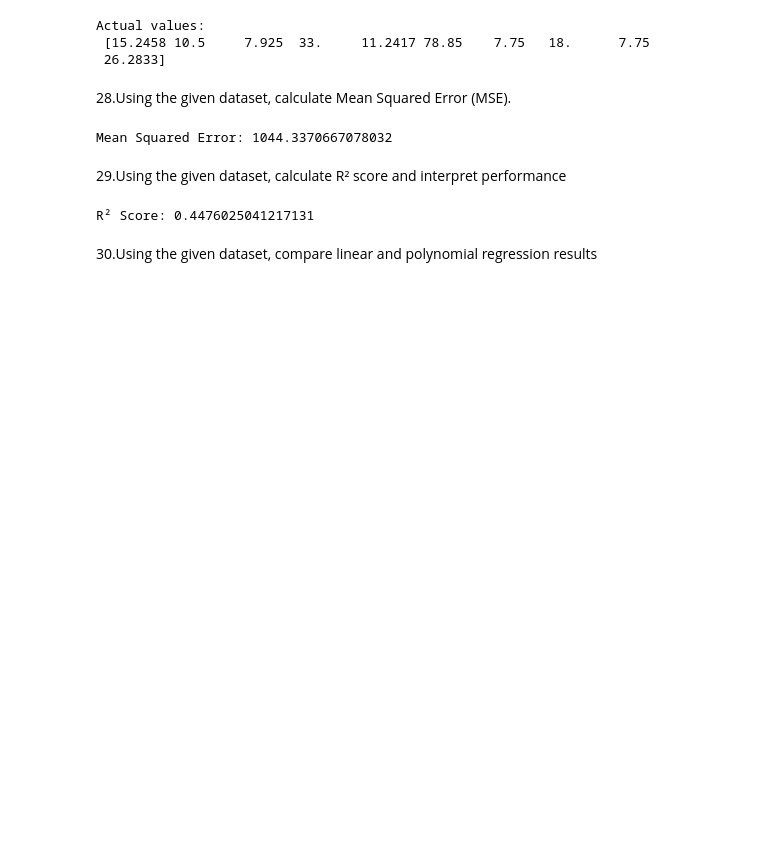
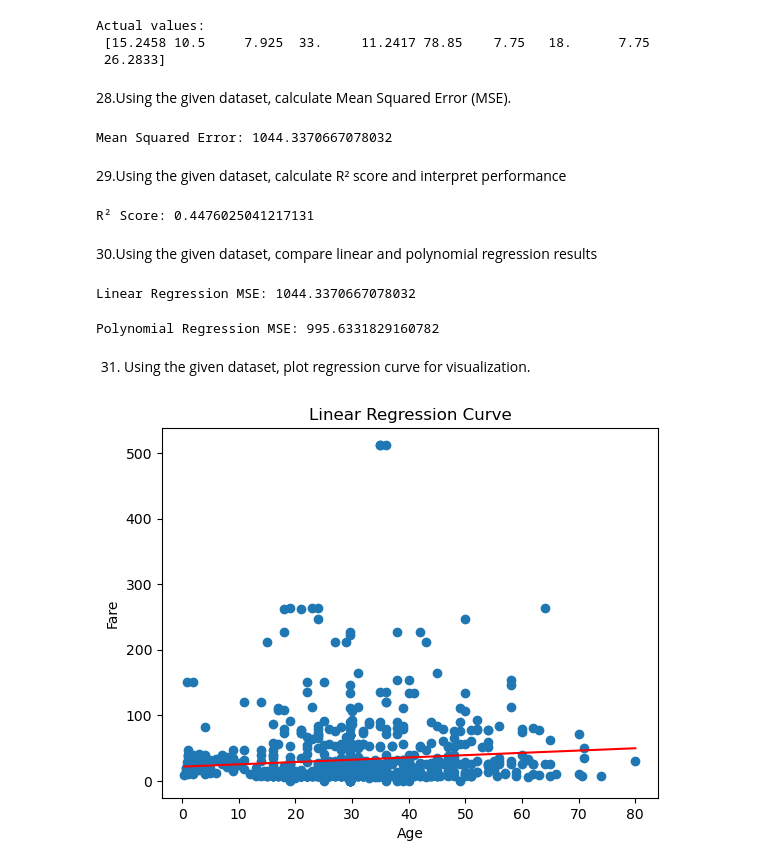
Before and after one commit to aryapatange/mlt_lab_ps, a Jupyter notebook: questions.ipynb, the cells around one changed output. Saved outputs shown, nothing was run; the diff lists cells and outputs as text; code cells hidden in the pictures; blank space fills up the shorter version.

```diff
--- a/questions.ipynb
+++ b/questions.ipynb
@@ -795,3 +795,72 @@ print("R² Score:", r2)
 R² Score: 0.4476025041217131
 # %% [markdown]
 30.Using the given dataset, compare linear and polynomial regression results
+# %%
+# linear regression
+from sklearn.linear_model import LinearRegression
+from sklearn.metrics import mean_squared_error
+
+# Train
+lin_model = LinearRegression()
+lin_model.fit(X_train, y_train)
+
+# Predict
+y_pred_lin = lin_model.predict(X_test)
+
+# MSE
+mse_lin = mean_squared_error(y_test, y_pred_lin)
+print("Linear Regression MSE:", mse_lin)
+# %% [output]
+Linear Regression MSE: 1044.3370667078032
+# %%
+# polynomial regression
+from sklearn.preprocessing import PolynomialFeatures
+
+# Convert to polynomial features (degree=2)
+poly = PolynomialFeatures(degree=2)
+
+X_train_poly = poly.fit_transform(X_train)
+X_test_poly = poly.transform(X_test)
+
+# Train model
+poly_model = LinearRegression()
+poly_model.fit(X_train_poly, y_train)
+
+# Predict
+y_pred_poly = poly_model.predict(X_test_poly)
+
+# MSE
+mse_poly = mean_squared_error(y_test, y_pred_poly)
+print("Polynomial Regression MSE:", mse_poly)
+# %% [output]
+Polynomial Regression MSE: 995.6331829160782
+# %% [markdown]
+31. Using the given dataset, plot regression curve for visualization.
+# %%
+import matplotlib.pyplot as plt
+import numpy as np
+
+# Choose one feature (Age)
+X_plot = X[['Age']]
+y_plot = y
+
+# Train model on single feature
+model_vis = LinearRegression()
+model_vis.fit(X_plot, y_plot)
+
+# Predict
+y_pred_plot = model_vis.predict(X_plot)
+
+# Sort values for smooth line
+sorted_idx = np.argsort(X_plot['Age'])
+
+# Plot
+plt.scatter(X_plot, y_plot)
+plt.plot(X_plot.iloc[sorted_idx], y_pred_plot[sorted_idx], color='red')
+
+plt.xlabel("Age")
+plt.ylabel("Fare")
+plt.title("Linear Regression Curve")
+plt.show()
+# %% [output]
+[figure, added]
```
Also changed, not shown: parts of 21 cells of this notebook.
